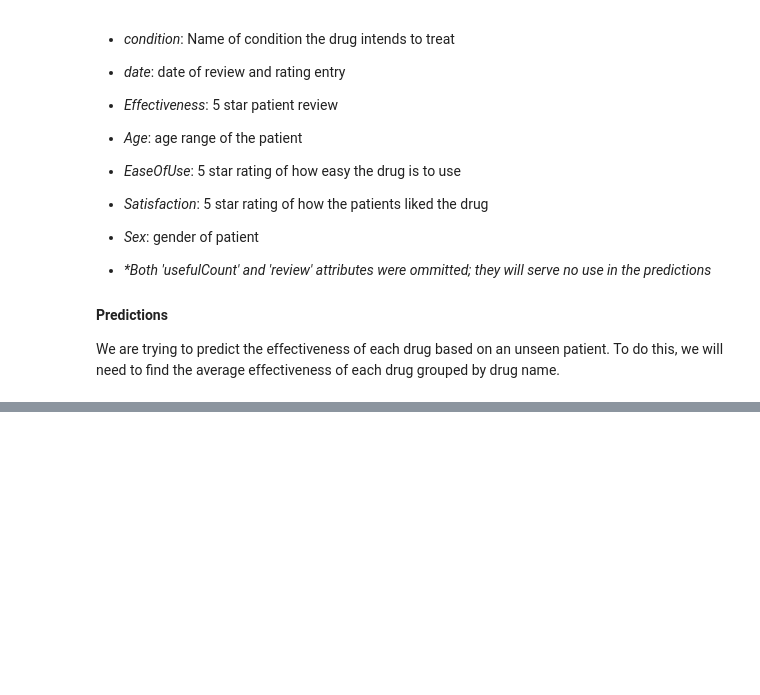
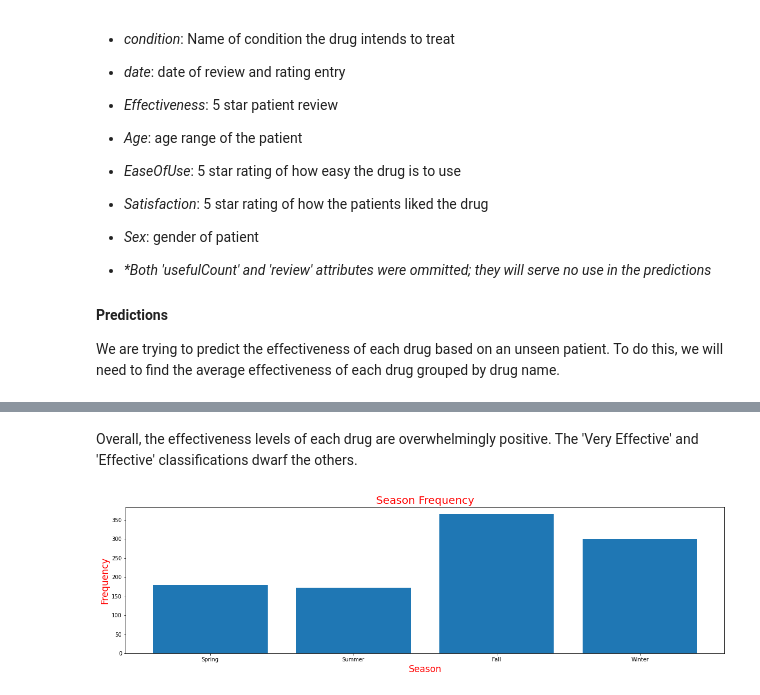
Before and after one commit to cthorpen/CPSC322-Final-Project, a Jupyter notebook: project.ipynb, the cells around one changed output, grey strips where cells are left out. Cells and saved outputs as stored; diff of their text form; code cells hidden in the pictures; blank space fills up the shorter version.

```diff
--- a/project.ipynb
+++ b/project.ipynb
@@ -135,0 +149,13 @@ value to the following categorical values:
+# %% [markdown]
+Overall, the effectiveness levels of each drug are overwhelmingly positive. The 'Very Effective' and 'Effective' classifications dwarf the others.
+# %%
+# Boxplot of seasons
+sz_vals, sz_counts = avg_drug_table.get_frequencies('Season')
+count_ord = []
+l = [1, 2, 0, 3]
+for item in l:
+    count_ord.append(sz_counts[item])
+
+plot.bar_chart(['Spring', 'Summer', 'Fall', 'Winter'], count_ord, "Season Frequency", "Season", "Frequency")
+# %% [output]
+[figure, added]
```
Also changed, not shown: parts of 17 cells of this notebook.
